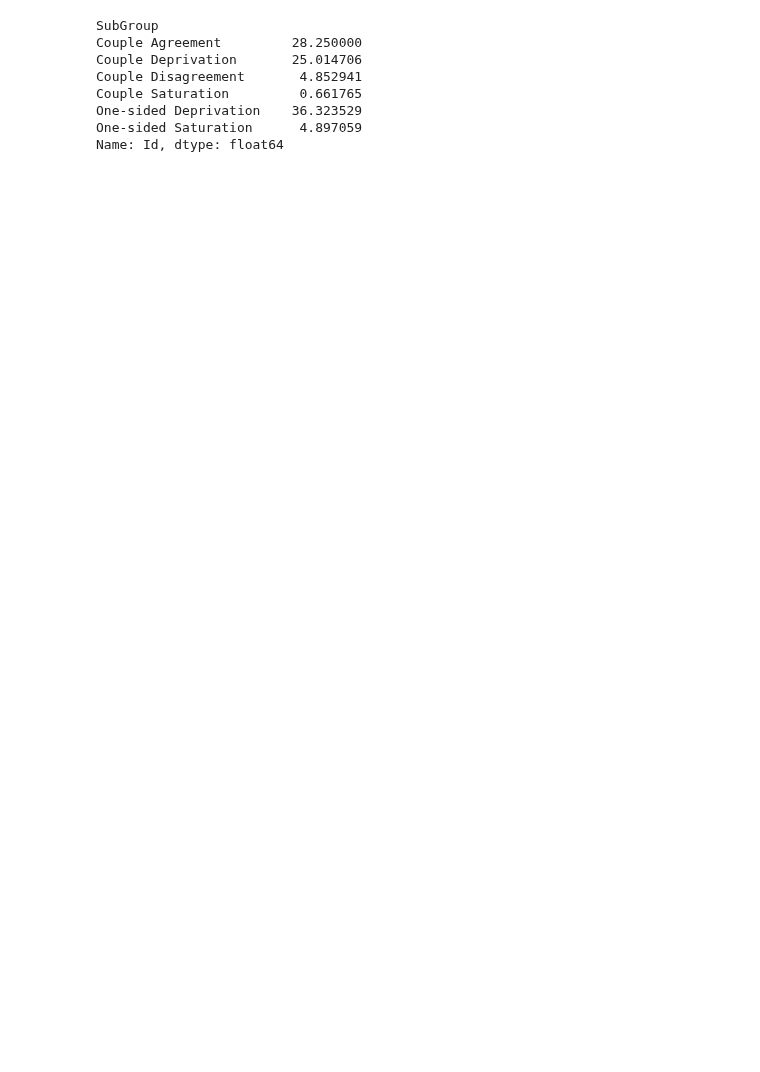
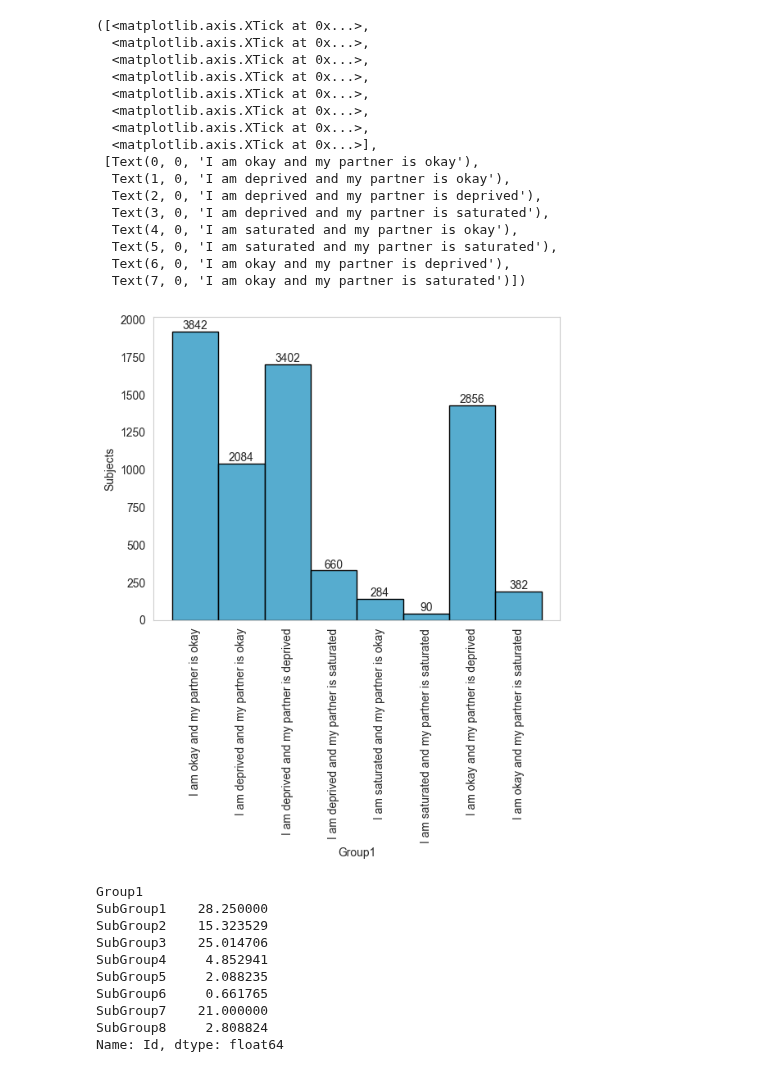
Before and after one commit to EdgardoCS/touchCouples, a Jupyter notebook: read_and_sort.ipynb, the cells around one changed output. Saved outputs shown, nothing was run; the diff lists cells and outputs as text; code cells hidden in the pictures; blank space fills up the shorter version.

```diff
--- a/read_and_sort.ipynb
+++ b/read_and_sort.ipynb
@@ -354,12 +368,70 @@ df.loc[condition6, 'SubGroup'] = 'Couple Disagreement'
+# %%
+group_labels = [
+    'I am okay and my partner is okay', 'I am deprived and my partner is okay',
+    'I am deprived and my partner is deprived', 'I am deprived and my partner is saturated',
+    'I am saturated and my partner is okay', 'I am saturated and my partner is saturated',
+    'I am okay and my partner is deprived', 'I am okay and my partner is saturated'
+]
+
+df['Group1'] = pd.Categorical(
+    df['Group1'], ['SubGroup1',
+                   'SubGroup2',
+                   'SubGroup3',
+                   'SubGroup4',
+                   'SubGroup5',
+                   'SubGroup6',
+                   'SubGroup7',
+                   'SubGroup8']
+)
+ax = sns.histplot(data=df, x='Group1',
+                  element='bars',
+                  binwidth=0.5,
+                  color='#1d91c0',
+                  common_norm=False,
+                  multiple="dodge",
+                  linewidth=1,
+                  edgecolor='black',
+                  )
+for p in ax.patches:
+    height = p.get_height()
+    ax.text(
+        p.get_x() + p.get_width() / 2.,
+        height,
+        int(height),
+        ha="center", va="bottom"
+    )
+plt.grid(False)
+plt.ylabel("Subjects")
+plt.xticks(rotation=90, ticks=[0, 1, 2, 3, 4, 5, 6, 7], labels=group_labels)
+# %% [output]
+([<matplotlib.axis.XTick at 0x...>,
+  <matplotlib.axis.XTick at 0x...>,
+  <matplotlib.axis.XTick at 0x...>,
+  <matplotlib.axis.XTick at 0x...>,
+  <matplotlib.axis.XTick at 0x...>,
+  <matplotlib.axis.XTick at 0x...>,
+  <matplotlib.axis.XTick at 0x...>,
+  <matplotlib.axis.XTick at 0x...>],
+ [Text(0, 0, 'I am okay and my partner is okay'),
+  Text(1, 0, 'I am deprived and my partner is okay'),
+  Text(2, 0, 'I am deprived and my partner is deprived'),
+  Text(3, 0, 'I am deprived and my partner is saturated'),
+  Text(4, 0, 'I am saturated and my partner is okay'),
+  Text(5, 0, 'I am saturated and my partner is saturated'),
+  Text(6, 0, 'I am okay and my partner is deprived'),
+  Text(7, 0, 'I am okay and my partner is saturated')])
+[figure, added]
 # %%
 # 1- How many (%) are in Agreement with touch
-df.groupby(by=["SubGroup"]).count()["Id"] / len(df) * 100
+df.groupby(by=["Group1"]).count()["Id"] / len(df) * 100
 # %% [output]
-SubGroup
-Couple Agreement         28.250000
-Couple Deprivation       25.014706
-Couple Disagreement       4.852941
-Couple Saturation         0.661765
-One-sided Deprivation    36.323529
-One-sided Saturation      4.897059
+Group1
+SubGroup1    28.250000
+SubGroup2    15.323529
+SubGroup3    25.014706
+SubGroup4     4.852941
+SubGroup5     2.088235
+SubGroup6     0.661765
+SubGroup7    21.000000
+SubGroup8     2.808824
 Name: Id, dtype: float64
```
Also changed, not shown: parts of 11 cells of this notebook, 16 other files.
